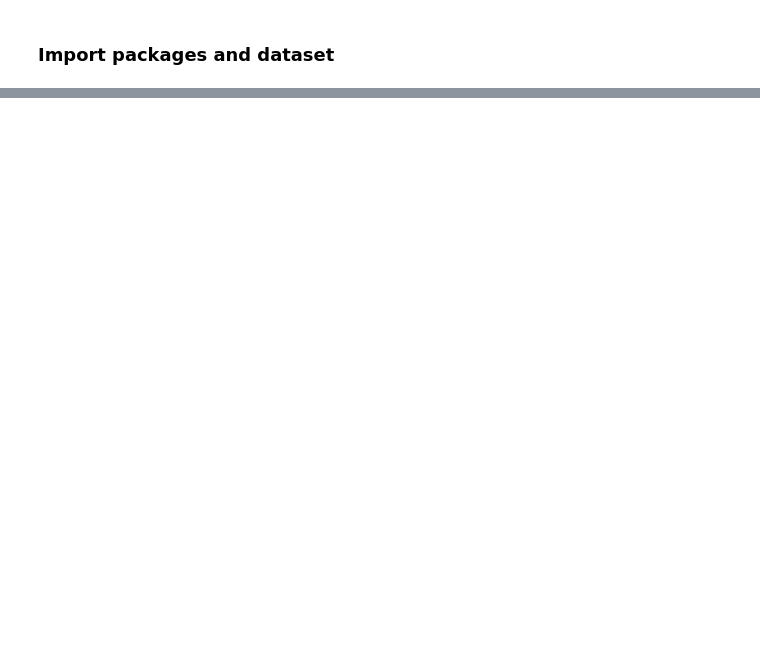
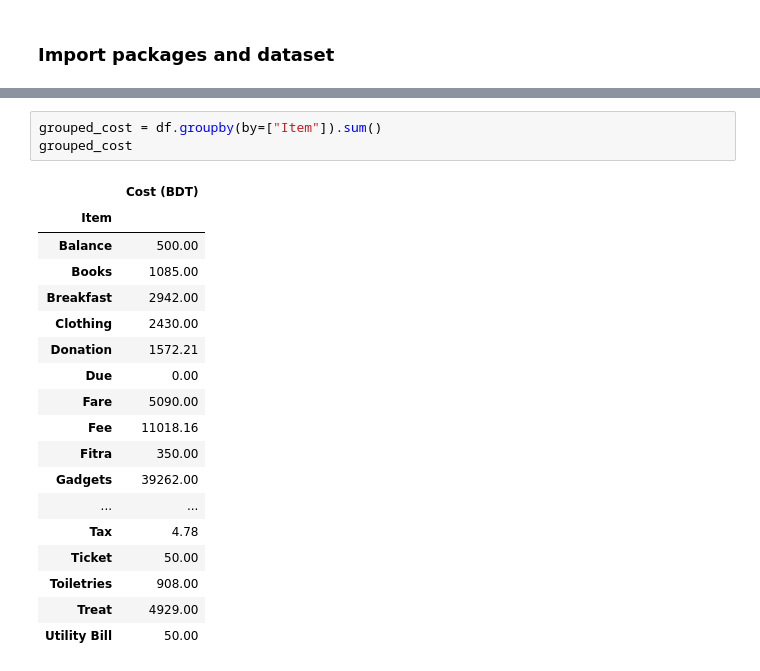
Before and after one commit to foy4748/learn_data_science, a Jupyter notebook: ExpenseAnalysis/ExpenseAnalysis.ipynb, the cells around one changed output, grey strips where cells are left out. Saved outputs shown, nothing was run; the diff lists cells and outputs as text; blank space fills up the shorter version.

```diff
--- a/ExpenseAnalysis/ExpenseAnalysis.ipynb
+++ b/ExpenseAnalysis/ExpenseAnalysis.ipynb
@@ -32,0 +56,22 @@ df
+# %%
+grouped_cost = df.groupby(by=["Item"]).sum()
+grouped_cost
+# %% [output]
+|  | Cost (BDT) |
+| Item |  |
+| Balance | 500.00 |
+| Books | 1085.00 |
+| Breakfast | 2942.00 |
+| Clothing | 2430.00 |
+| Donation | 1572.21 |
+| Due | 0.00 |
+| Fare | 5090.00 |
+| Fee | 11018.16 |
+| Fitra | 350.00 |
+| Gadgets | 39262.00 |
+| ... | ... |
+| Tax | 4.78 |
+| Ticket | 50.00 |
+| Toiletries | 908.00 |
+| Treat | 4929.00 |
+| Utility Bill | 50.00 |
```
Also changed, not shown: parts of 4 cells of this notebook, 2 other files.
